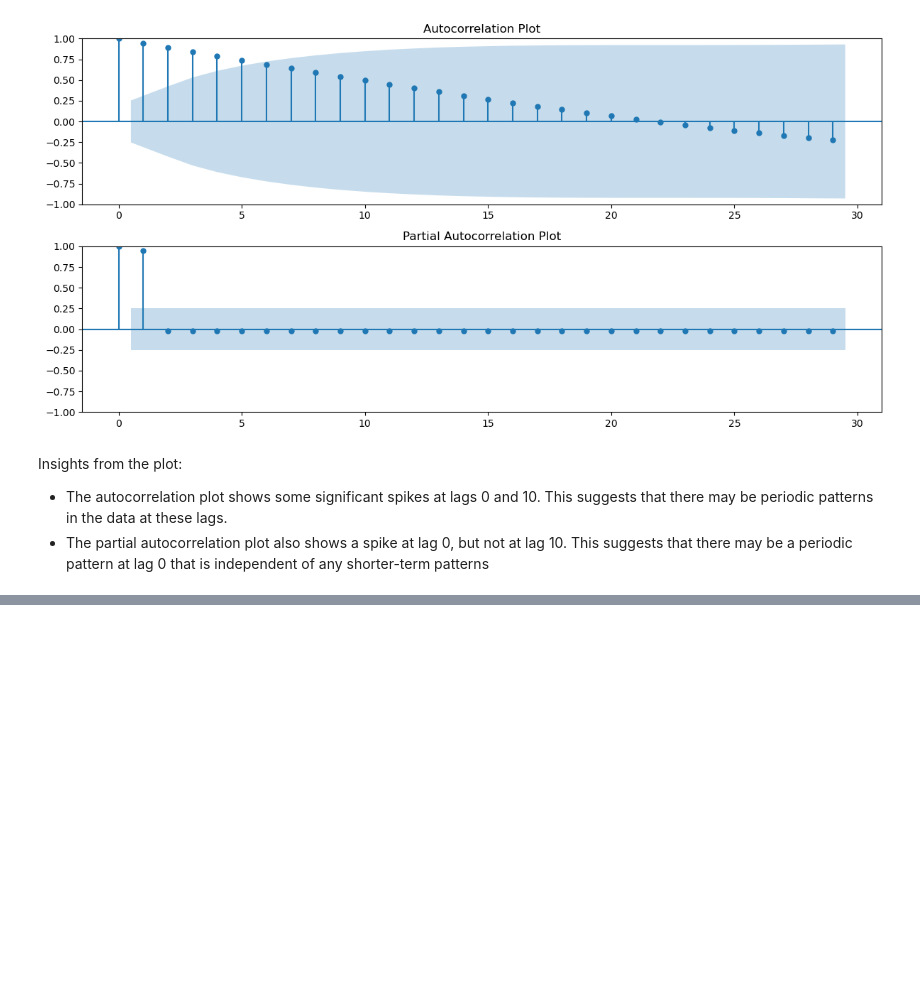
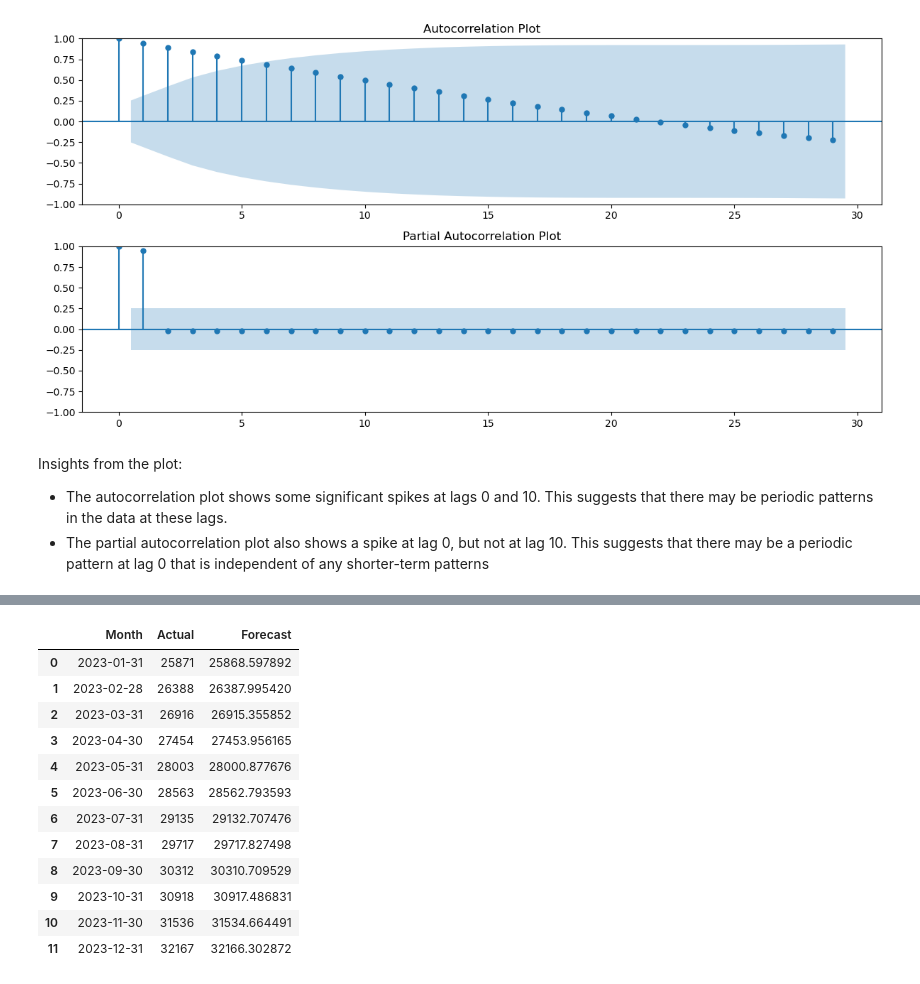
Before and after one commit to Gabriel-Dee/Revenue-Maximization-Credable, a Jupyter notebook: Revenue_maximization.ipynb, the cells around one changed output, grey strips where cells are left out. Cells and saved outputs as stored; diff of their text form; code cells hidden in the pictures; blank space fills up the shorter version.

```diff
--- a/Revenue_maximization.ipynb
+++ b/Revenue_maximization.ipynb
@@ -214,0 +280,2 @@ Insights from the plot:
+# %%
+forecast_df.reset_index(drop=True, inplace=True)
@@ -214,0 +587,16 @@ Insights from the plot:
+# %%
+forecast_df
+# %% [output]
+|  | Month | Actual | Forecast |
+| 0 | 2023-01-31 | 25871 | 25868.597892 |
+| 1 | 2023-02-28 | 26388 | 26387.995420 |
+| 2 | 2023-03-31 | 26916 | 26915.355852 |
+| 3 | 2023-04-30 | 27454 | 27453.956165 |
+| 4 | 2023-05-31 | 28003 | 28000.877676 |
+| 5 | 2023-06-30 | 28563 | 28562.793593 |
+| 6 | 2023-07-31 | 29135 | 29132.707476 |
+| 7 | 2023-08-31 | 29717 | 29717.827498 |
+| 8 | 2023-09-30 | 30312 | 30310.709529 |
+| 9 | 2023-10-31 | 30918 | 30917.486831 |
+| 10 | 2023-11-30 | 31536 | 31534.664491 |
+| 11 | 2023-12-31 | 32167 | 32166.302872 |
```
Also changed, not shown: parts of 11 cells of this notebook.
